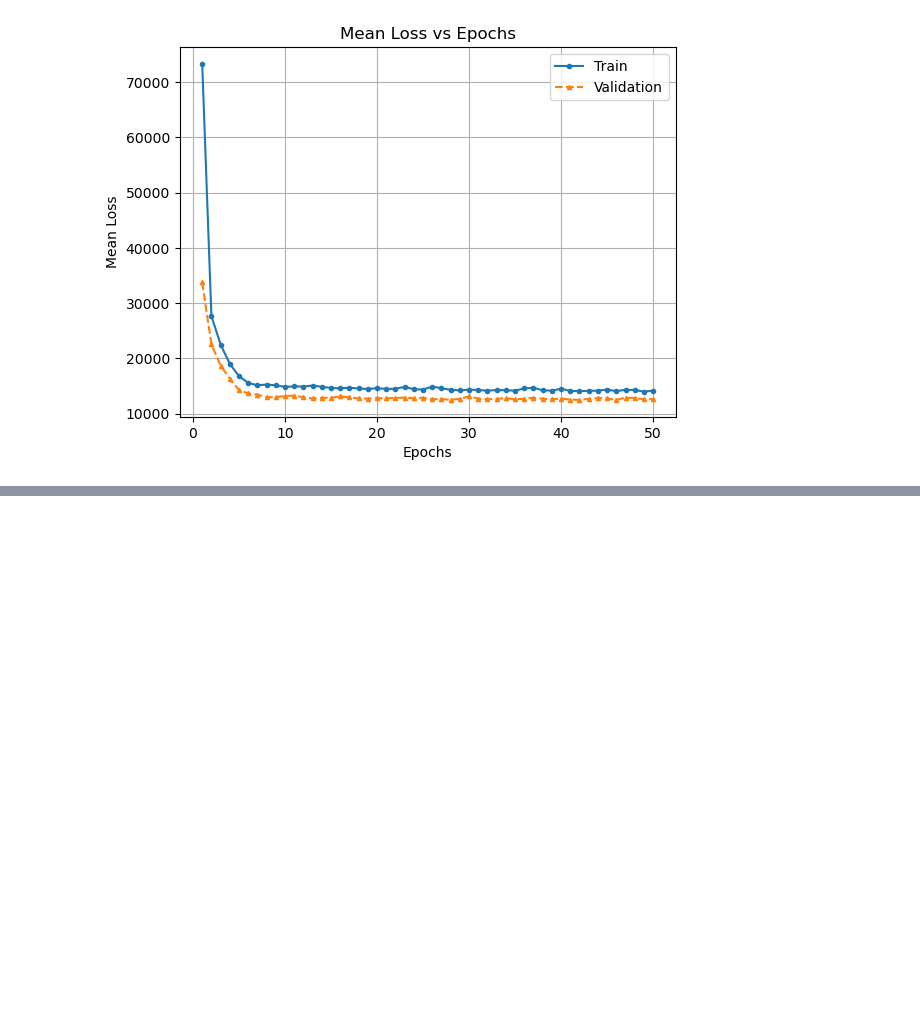
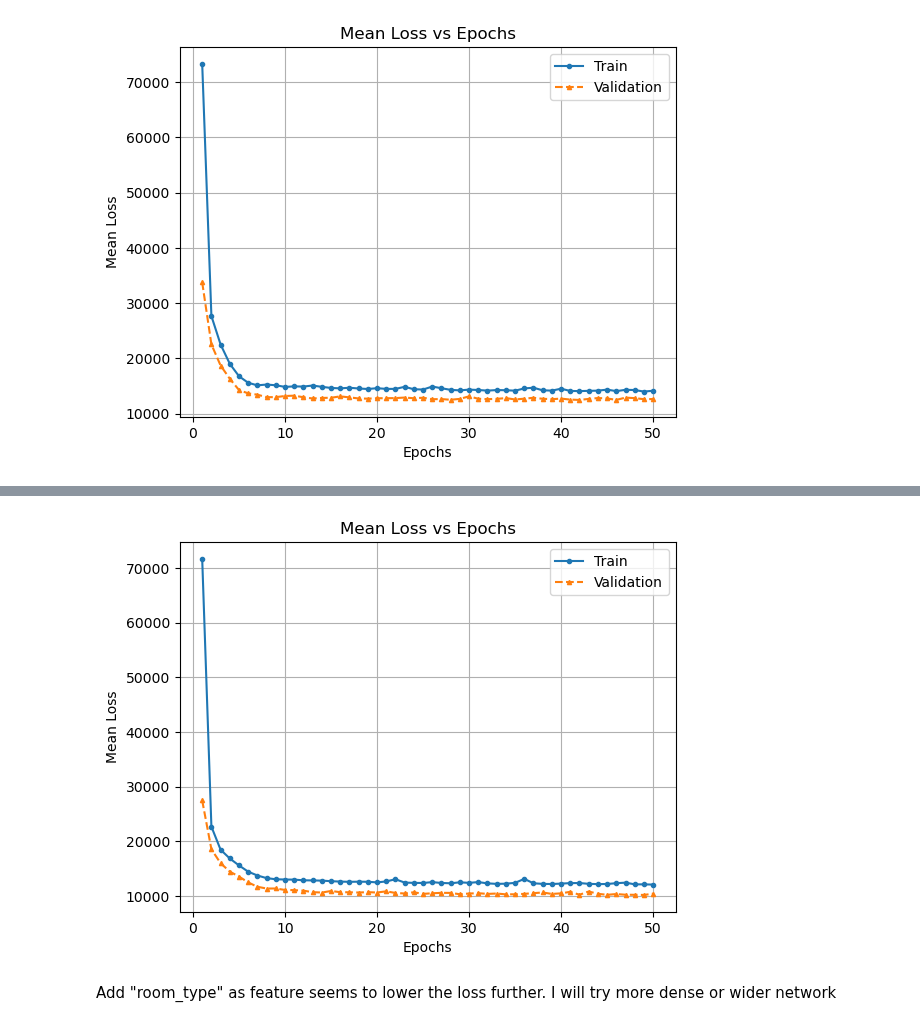
Before and after one commit to josh-wilkinson/MachineLearningExercises, a Jupyter notebook: Project/data/Final_Spatial.ipynb, the cells around one changed output, grey strips where cells are left out. Cells and saved outputs as stored; diff of their text form; code cells hidden in the pictures; blank space fills up the shorter version.

Commit message:
coordinates, beds, and room type

```diff
--- a/Project/data/Final_Spatial.ipynb
+++ b/Project/data/Final_Spatial.ipynb
@@ -804,0 +874,27 @@ With extra feature "beds", the model shows smaller loss
+# %%
+# Model MLP
+class PriceNetplus(nn.Module):
+    def __init__(self, input_dim, output_dim):
+        super().__init__()
+        self.net = nn.Sequential(
+            nn.Linear(input_dim, 256),
+            nn.ReLU(),
+            nn.Linear(256, 128),
+            nn.ReLU(),
+            nn.Linear(128, 32),
+            nn.ReLU(),
+            nn.Linear(32, 16),
+            nn.ReLU(),
+            nn.Linear(16, output_dim)
+        )
+
+    def forward(self, x):
+        return self.net(x)
+# %%
+lr = 0.001
+input_dim = X_train.shape[1]
+output_dim = 1
+
+model_MLP = PriceNetplus(input_dim, output_dim).to(device)
+loss_function = nn.MSELoss()
+optimizer = torch.optim.Adam(model_MLP.parameters(), lr = lr)
@@ -804,0 +943,15 @@ With extra feature "beds", the model shows smaller loss
+# %%
+train_loss, val_loss = run_training(model_MLP, optimizer, loss_function, train_loader, val_loader, epochs, device)
+# %%
+plt.plot(range(1, epochs + 1), train_loss, marker = "o", ms = 3)
+plt.plot(range(1, epochs + 1), val_loss, marker = "^", ms = 3, ls = "--")
+plt.xlabel("Epochs")
+plt.ylabel("Mean Loss")
+plt.legend(["Train", "Validation"])
+plt.title("Mean Loss vs Epochs")
+plt.grid()
+plt.show()
+# %% [output]
+[figure, added]
+# %% [markdown]
+Add "room_type" as feature seems to lower the loss further. I will try more dense or wider network
```
Also changed, not shown: parts of 10 cells of this notebook.
